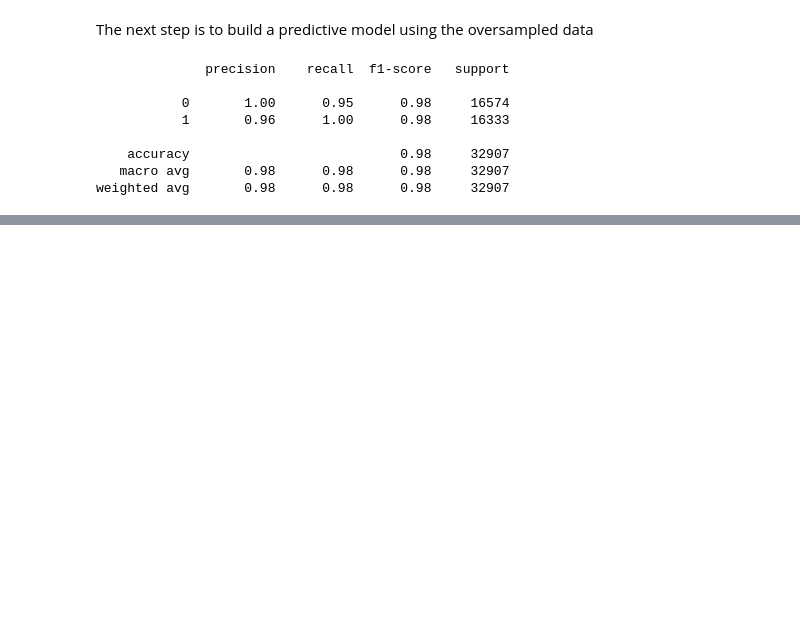
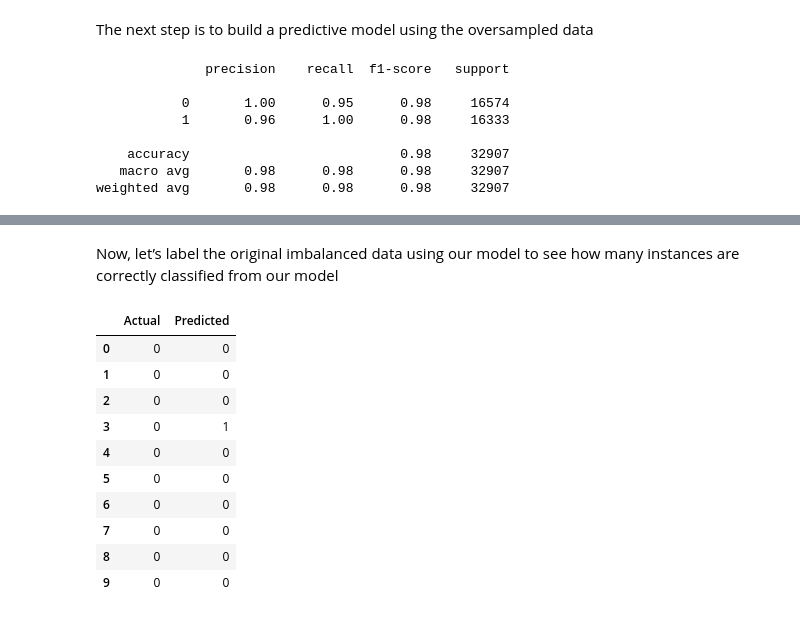
Before and after one commit to MohammadHosseinDalghi/Predicting-the-probability-of-insurance-losses, a Jupyter notebook: Main.ipynb, the cells around one changed output, grey strips where cells are left out. Cells and saved outputs as stored; diff of their text form; code cells hidden in the pictures; blank space fills up the shorter version.

Commit message:
Add testing the model performance

```diff
--- a/Main.ipynb
+++ b/Main.ipynb
@@ -301,0 +318,32 @@ weighted avg       0.98      0.98      0.98     32907
+# %% [markdown]
+Now, let’s label the original imbalanced data using our model to see how many instances are correctly classified from our model
+# %%
+original_encoded = df.drop('policy_id', axis=1).copy()
+
+encoders = {col: LabelEncoder().fit(X_oversampled[col])
+            for col in X_oversampled.select_dtypes(include=['object']).columns}
+
+for col in original_encoded.select_dtypes(include='object').columns:
+    if col in encoders:
+        original_encoded[col] = encoders[col].transform(original_encoded[col])
+
+original_encoded_predictions = rf_model_resampled.predict(original_encoded.drop('claim_status', axis=1))
+
+comparison_df = pd.DataFrame({
+    'Actual': original_encoded['claim_status'],
+    'Predicted': original_encoded_predictions
+})
+
+comparison_df.head(10)
+# %% [output]
+|  | Actual | Predicted |
+| 0 | 0 | 0 |
+| 1 | 0 | 0 |
+| 2 | 0 | 0 |
+| 3 | 0 | 1 |
+| 4 | 0 | 0 |
+| 5 | 0 | 0 |
+| 6 | 0 | 0 |
+| 7 | 0 | 0 |
+| 8 | 0 | 0 |
+| 9 | 0 | 0 |
```
Also changed, not shown: parts of 1 cell of this notebook.
